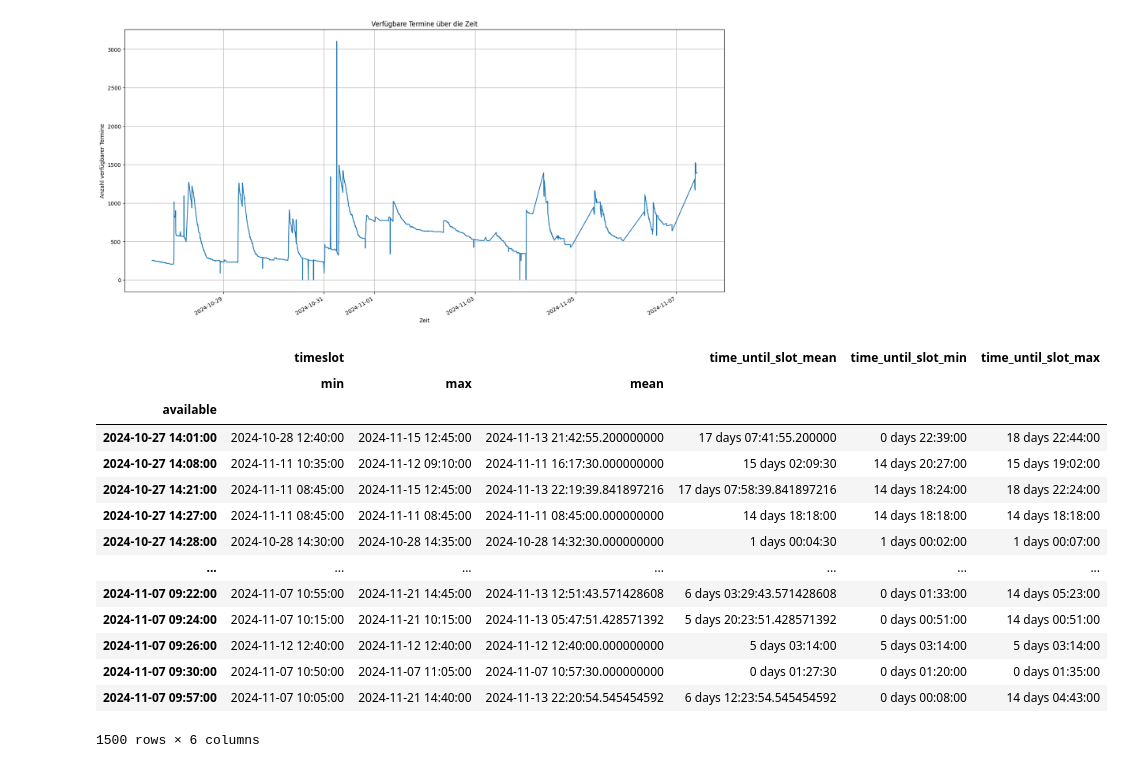
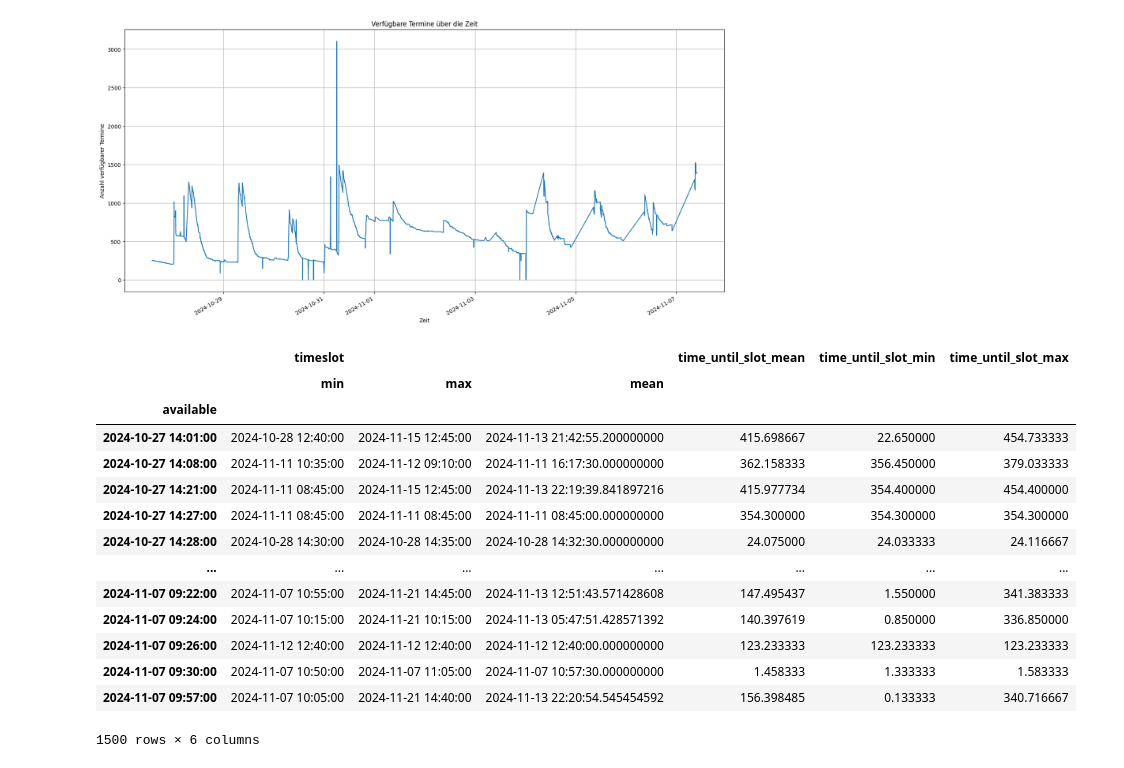
Before and after one commit to davidkempkens/appointment-scraper, a Jupyter notebook: dashboard_v2.ipynb, the cells around one changed output. Saved outputs shown, nothing was run; the diff lists cells and outputs as text; code cells hidden in the pictures.

```diff
--- a/dashboard_v2.ipynb
+++ b/dashboard_v2.ipynb
@@ -58,13 +58,13 @@ def preprocess_dataframe(df):
     df["delta"] = df["taken"] - df["available"]
 
     # time until slot
-    df["time_until_slot"] = df["timeslot"] - df["taken"]
+    df["time_until_slot"] = df["timeslot"] - df["available"]
 
     # add total delta per s_id
     df["total_delta"] = df.groupby("s_id")["delta"].transform("sum")
 
     # sort by total delta
-    df = df.sort_values("s_id", ascending=True)
+    df = df.sort_values("time_until_slot", ascending=False)
 
     return df
 
@@ -179,34 +179,34 @@ count_df.plot(
 # %%
 time_until_slot = df.groupby(by="available").agg({"timeslot": ["min", "max", "mean"]})
 
 time_until_slot["time_until_slot_mean"] = (
     time_until_slot["timeslot"]["mean"] - time_until_slot.index
-)
+).dt.total_seconds() / 3600
 
 time_until_slot["time_until_slot_min"] = (
     time_until_slot["timeslot"]["min"] - time_until_slot.index
-)
+).dt.total_seconds() / 3600
 
 time_until_slot["time_until_slot_max"] = (
     time_until_slot["timeslot"]["max"] - time_until_slot.index
-)
+).dt.total_seconds() / 3600
 
 time_until_slot
 # %% [output]
 |  | timeslot |  |  | time_until_slot_mean | time_until_slot_min | time_until_slot_max |
 |  | min | max | mean |  |  |  |
 | available |  |  |  |  |  |  |
-| 2024-10-27 14:01:00 | 2024-10-28 12:40:00 | 2024-11-15 12:45:00 | 2024-11-13 21:42:55.200000000 | 17 days 07:41:55.200000 | 0 days 22:39:00 | 18 days 22:44:00 |
-| 2024-10-27 14:08:00 | 2024-11-11 10:35:00 | 2024-11-12 09:10:00 | 2024-11-11 16:17:30.000000000 | 15 days 02:09:30 | 14 days 20:27:00 | 15 days 19:02:00 |
-| 2024-10-27 14:21:00 | 2024-11-11 08:45:00 | 2024-11-15 12:45:00 | 2024-11-13 22:19:39.841897216 | 17 days 07:58:39.841897216 | 14 days 18:24:00 | 18 days 22:24:00 |
-| 2024-10-27 14:27:00 | 2024-11-11 08:45:00 | 2024-11-11 08:45:00 | 2024-11-11 08:45:00.000000000 | 14 days 18:18:00 | 14 days 18:18:00 | 14 days 18:18:00 |
-| 2024-10-27 14:28:00 | 2024-10-28 14:30:00 | 2024-10-28 14:35:00 | 2024-10-28 14:32:30.000000000 | 1 days 00:04:30 | 1 days 00:02:00 | 1 days 00:07:00 |
+| 2024-10-27 14:01:00 | 2024-10-28 12:40:00 | 2024-11-15 12:45:00 | 2024-11-13 21:42:55.200000000 | 415.698667 | 22.650000 | 454.733333 |
+| 2024-10-27 14:08:00 | 2024-11-11 10:35:00 | 2024-11-12 09:10:00 | 2024-11-11 16:17:30.000000000 | 362.158333 | 356.450000 | 379.033333 |
+| 2024-10-27 14:21:00 | 2024-11-11 08:45:00 | 2024-11-15 12:45:00 | 2024-11-13 22:19:39.841897216 | 415.977734 | 354.400000 | 454.400000 |
+| 2024-10-27 14:27:00 | 2024-11-11 08:45:00 | 2024-11-11 08:45:00 | 2024-11-11 08:45:00.000000000 | 354.300000 | 354.300000 | 354.300000 |
+| 2024-10-27 14:28:00 | 2024-10-28 14:30:00 | 2024-10-28 14:35:00 | 2024-10-28 14:32:30.000000000 | 24.075000 | 24.033333 | 24.116667 |
 | ... | ... | ... | ... | ... | ... | ... |
-| 2024-11-07 09:22:00 | 2024-11-07 10:55:00 | 2024-11-21 14:45:00 | 2024-11-13 12:51:43.571428608 | 6 days 03:29:43.571428608 | 0 days 01:33:00 | 14 days 05:23:00 |
-| 2024-11-07 09:24:00 | 2024-11-07 10:15:00 | 2024-11-21 10:15:00 | 2024-11-13 05:47:51.428571392 | 5 days 20:23:51.428571392 | 0 days 00:51:00 | 14 days 00:51:00 |
-| 2024-11-07 09:26:00 | 2024-11-12 12:40:00 | 2024-11-12 12:40:00 | 2024-11-12 12:40:00.000000000 | 5 days 03:14:00 | 5 days 03:14:00 | 5 days 03:14:00 |
-| 2024-11-07 09:30:00 | 2024-11-07 10:50:00 | 2024-11-07 11:05:00 | 2024-11-07 10:57:30.000000000 | 0 days 01:27:30 | 0 days 01:20:00 | 0 days 01:35:00 |
-| 2024-11-07 09:57:00 | 2024-11-07 10:05:00 | 2024-11-21 14:40:00 | 2024-11-13 22:20:54.545454592 | 6 days 12:23:54.545454592 | 0 days 00:08:00 | 14 days 04:43:00 |
+| 2024-11-07 09:22:00 | 2024-11-07 10:55:00 | 2024-11-21 14:45:00 | 2024-11-13 12:51:43.571428608 | 147.495437 | 1.550000 | 341.383333 |
+| 2024-11-07 09:24:00 | 2024-11-07 10:15:00 | 2024-11-21 10:15:00 | 2024-11-13 05:47:51.428571392 | 140.397619 | 0.850000 | 336.850000 |
+| 2024-11-07 09:26:00 | 2024-11-12 12:40:00 | 2024-11-12 12:40:00 | 2024-11-12 12:40:00.000000000 | 123.233333 | 123.233333 | 123.233333 |
+| 2024-11-07 09:30:00 | 2024-11-07 10:50:00 | 2024-11-07 11:05:00 | 2024-11-07 10:57:30.000000000 | 1.458333 | 1.333333 | 1.583333 |
+| 2024-11-07 09:57:00 | 2024-11-07 10:05:00 | 2024-11-21 14:40:00 | 2024-11-13 22:20:54.545454592 | 156.398485 | 0.133333 | 340.716667 |
 1500 rows × 6 columns
 # %%
 # convert to hours
```
Also changed, not shown: parts of 5 cells of this notebook.
